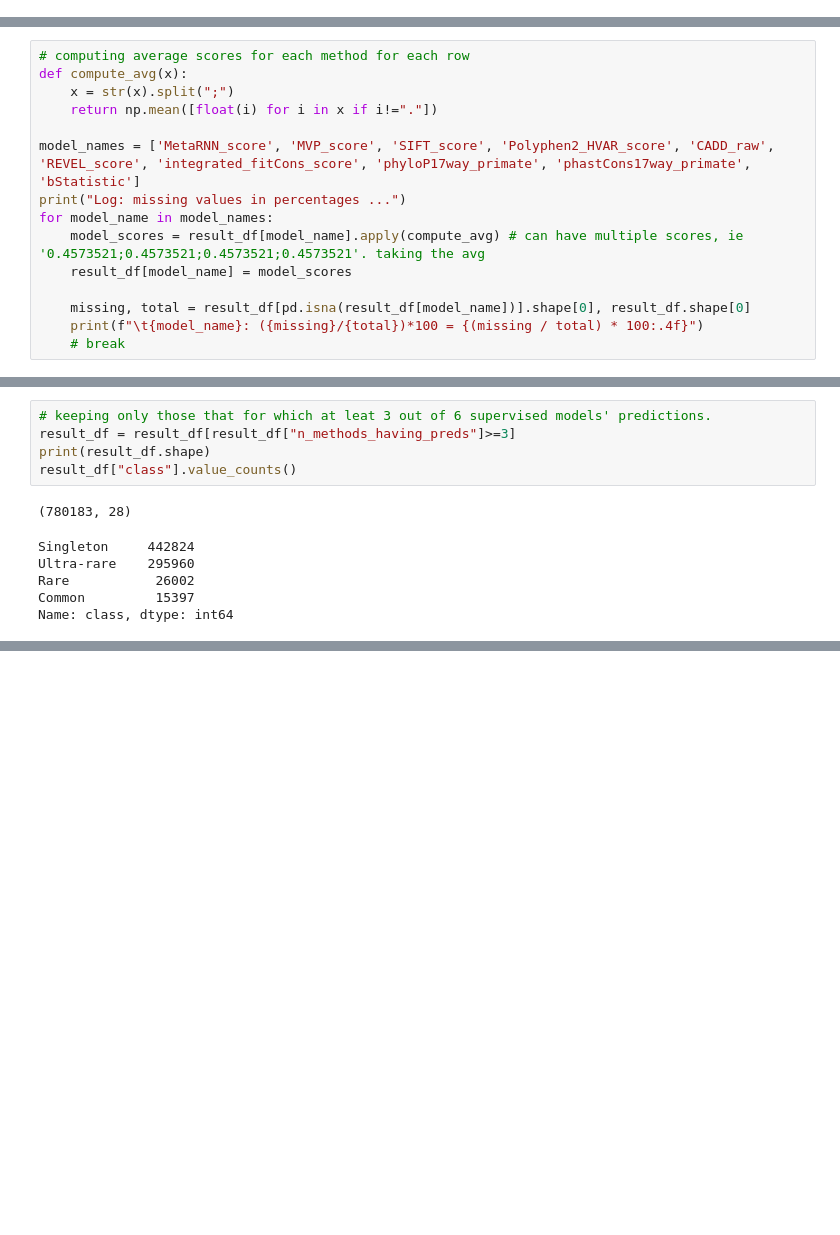
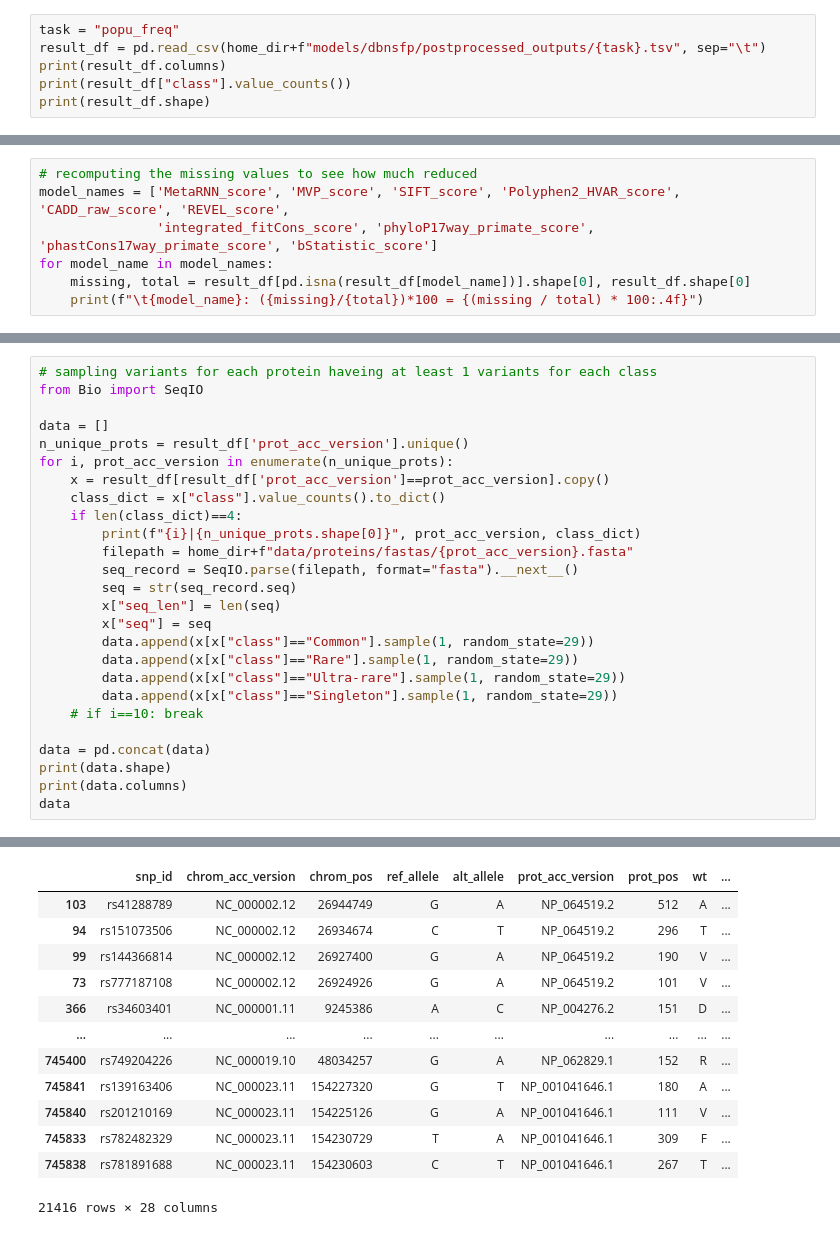
Before and after one commit to akabiraka/variant_effect_analysis, a Jupyter notebook: dataset_generator_popu_freq/sample_popu_freq_data.ipynb, the cells around one changed output, grey strips where cells are left out. Cells and saved outputs as stored; diff of their text form; blank space fills up the shorter version.

Commit message:
patho and popu-freq dataset updated

```diff
--- a/dataset_generator_popu_freq/sample_popu_freq_data.ipynb
+++ b/dataset_generator_popu_freq/sample_popu_freq_data.ipynb
@@ -61,0 +11,6 @@ Name: class, dtype: int64
+# %%
+task = "popu_freq"
+result_df = pd.read_csv(home_dir+f"models/dbnsfp/postprocessed_outputs/{task}.tsv", sep="\t")
+print(result_df.columns)
+print(result_df["class"].value_counts())
+print(result_df.shape)
@@ -62,16 +89,8 @@ Name: class, dtype: int64
 # %%
-# computing average scores for each method for each row
-def compute_avg(x):
-    x = str(x).split(";")
-    return np.mean([float(i) for i in x if i!="."])
-
-model_names = ['MetaRNN_score', 'MVP_score', 'SIFT_score', 'Polyphen2_HVAR_score', 'CADD_raw', 'REVEL_score', 'integrated_fitCons_score', 'phyloP17way_primate', 'phastCons17way_primate', 'bStatistic']
-print("Log: missing values in percentages ...")
+# recomputing the missing values to see how much reduced
+model_names = ['MetaRNN_score', 'MVP_score', 'SIFT_score', 'Polyphen2_HVAR_score', 'CADD_raw_score', 'REVEL_score',
+               'integrated_fitCons_score', 'phyloP17way_primate_score', 'phastCons17way_primate_score', 'bStatistic_score']
 for model_name in model_names:
-    model_scores = result_df[model_name].apply(compute_avg) # can have multiple scores, ie '0.4573521;0.4573521;0.4573521;0.4573521'. taking the avg
-    result_df[model_name] = model_scores
-
     missing, total = result_df[pd.isna(result_df[model_name])].shape[0], result_df.shape[0]
     print(f"\t{model_name}: ({missing}/{total})*100 = {(missing / total) * 100:.4f}")
-    # break
 # %% [output]
@@ -125,12 +107,27 @@ print(result_df.columns)
-# %%
-# keeping only those that for which at leat 3 out of 6 supervised models' predictions.
-result_df = result_df[result_df["n_methods_having_preds"]>=3]
-print(result_df.shape)
-result_df["class"].value_counts()
-# %% [output]
-(780183, 28)
-Singleton     442824
-Ultra-rare    295960
-Rare           26002
-Common         15397
-Name: class, dtype: int64
+# %%
+# sampling variants for each protein haveing at least 1 variants for each class
+from Bio import SeqIO
+
+data = []
+n_unique_prots = result_df['prot_acc_version'].unique()
+for i, prot_acc_version in enumerate(n_unique_prots):
+    x = result_df[result_df['prot_acc_version']==prot_acc_version].copy()
+    class_dict = x["class"].value_counts().to_dict()
+    if len(class_dict)==4:
+        print(f"{i}|{n_unique_prots.shape[0]}", prot_acc_version, class_dict)
+        filepath = home_dir+f"data/proteins/fastas/{prot_acc_version}.fasta"
+        seq_record = SeqIO.parse(filepath, format="fasta").__next__()
+        seq = str(seq_record.seq)
+        x["seq_len"] = len(seq)
+        x["seq"] = seq
+        data.append(x[x["class"]=="Common"].sample(1, random_state=29))
+        data.append(x[x["class"]=="Rare"].sample(1, random_state=29))
+        data.append(x[x["class"]=="Ultra-rare"].sample(1, random_state=29))
+        data.append(x[x["class"]=="Singleton"].sample(1, random_state=29))
+    # if i==10: break
+
+data = pd.concat(data)
+print(data.shape)
+print(data.columns)
+data
+# %% [output]
@@ -136,0 +151,13 @@ Name: class, dtype: int64
+|  | snp_id | chrom_acc_version | chrom_pos | ref_allele | alt_allele | prot_acc_version | prot_pos | wt | ... |
+| 103 | rs41288789 | NC_000002.12 | 26944749 | G | A | NP_064519.2 | 512 | A | ... |
+| 94 | rs151073506 | NC_000002.12 | 26934674 | C | T | NP_064519.2 | 296 | T | ... |
+| 99 | rs144366814 | NC_000002.12 | 26927400 | G | A | NP_064519.2 | 190 | V | ... |
+| 73 | rs777187108 | NC_000002.12 | 26924926 | G | A | NP_064519.2 | 101 | V | ... |
+| 366 | rs34603401 | NC_000001.11 | 9245386 | A | C | NP_004276.2 | 151 | D | ... |
+| ... | ... | ... | ... | ... | ... | ... | ... | ... | ... |
+| 745400 | rs749204226 | NC_000019.10 | 48034257 | G | A | NP_062829.1 | 152 | R | ... |
+| 745841 | rs139163406 | NC_000023.11 | 154227320 | G | T | NP_001041646.1 | 180 | A | ... |
+| 745840 | rs201210169 | NC_000023.11 | 154225126 | G | A | NP_001041646.1 | 111 | V | ... |
+| 745833 | rs782482329 | NC_000023.11 | 154230729 | T | A | NP_001041646.1 | 309 | F | ... |
+| 745838 | rs781891688 | NC_000023.11 | 154230603 | C | T | NP_001041646.1 | 267 | T | ... |
+21416 rows × 28 columns
```
Also changed, not shown: parts of 15 cells of this notebook, 6 other files.
